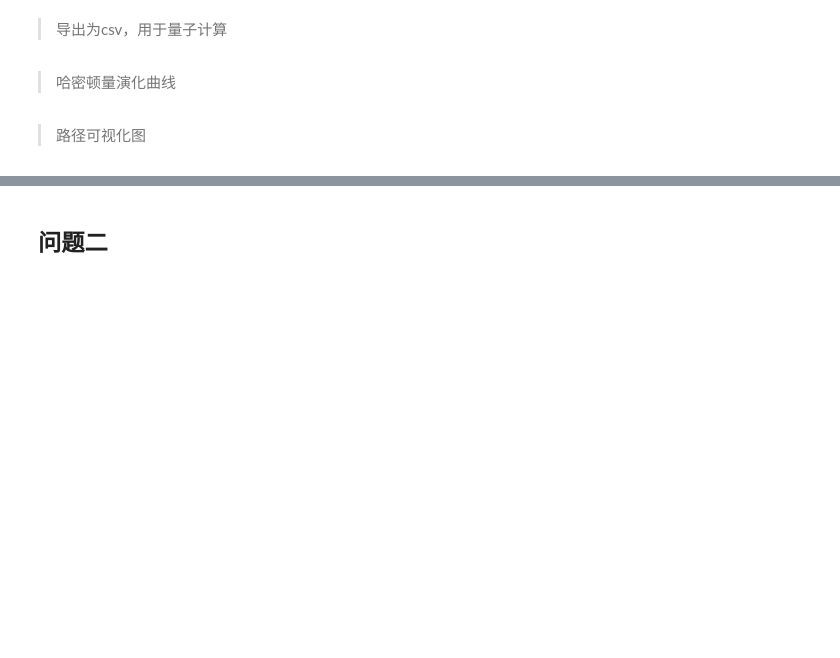
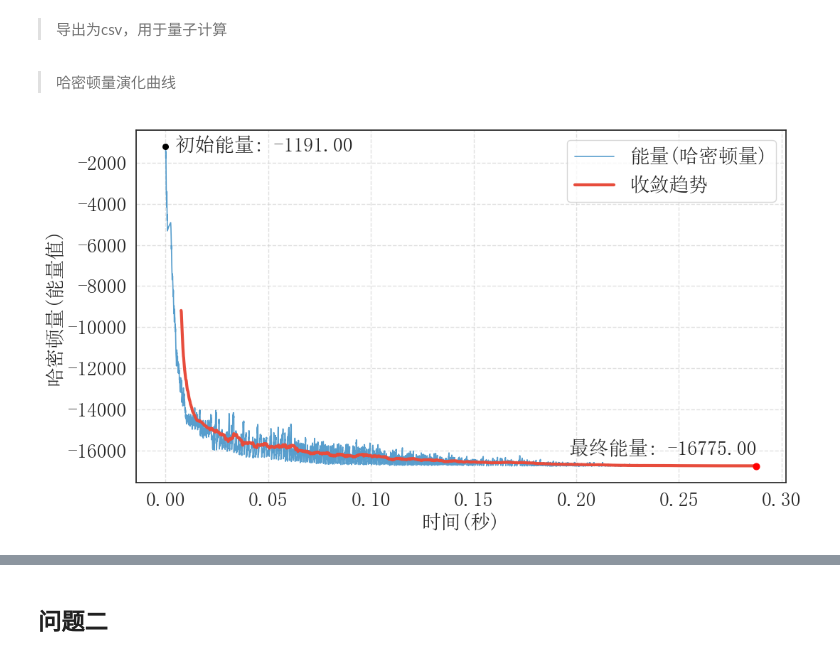
Before and after one commit to Flyhwjf/mathma, a Jupyter notebook: 1.ipynb, the cells around one changed output, grey strips where cells are left out. Drawn from its saved outputs; the diff is of its cells as text; code cells hidden in the pictures; blank space fills up the shorter version.

```diff
--- a/1.ipynb
+++ b/1.ipynb
@@ -57,13 +66,16 @@ qubo_model.add_constraint((x.sum(axis=1) - 1) ** 2 == 0, "node_cons", penalty=pe
 qubo_model.add_constraint(kw.core.quicksum([is_edge_used(x, u, v) for u, v in no_edges]),
     "connect_cons", penalty=penalty)
 # %%
-# 运行模拟退火算法求解QUBO模型
-solver = kw.solver.SimpleSolver(kw.classical.SimulatedAnnealingOptimizer(initial_temperature=100,
+worker = kw.classical.SimulatedAnnealingOptimizer(initial_temperature=100,
                                                                          alpha=0.99,
                                                                          cutoff_temperature=0.001,
                                                                          iterations_per_t=100,
-                                                                         size_limit=100))
+                                                                         size_limit=100,
+                                                                         flag_evolution_history=True,
+                                                                         rand_seed=42)
 
+# 运行模拟退火算法求解QUBO模型
+solver = kw.solver.SimpleSolver(worker)
 sol_dict, qubo_val = solver.solve_qubo(qubo_model)
 # %%
 # 检查约束是否满足
@@ -71,6 +83,8 @@ unsatisfied_count, res_dict = qubo_model.verify_constraint(sol_dict)
 
 # 计算时间成本
 path_val = kw.core.get_val(qubo_model.objective, sol_dict)
+# 获取历史哈密顿值
+hamilton_val = worker.get_ha_history()
 
 if unsatisfied_count == 0:
     # 获取矩阵值
@@ -102,5 +114,52 @@ qubo_mat = qubo_model.get_matrix()
 pd.DataFrame(qubo_mat).to_csv("tsp1.csv", index=False, header=False)
 # %% [markdown]
 > 哈密顿量演化曲线
-# %% [markdown]
-> 路径可视化图
+# %%
+def plot_real_hamiltonian_evolution(hamilton_dict):
+    """
+    根据hamilton_val字典绘制演化曲线
+    hamilton_dict: {时间(秒): 哈密顿量}
+    """
+    if not hamilton_dict:
+        print("Error: hamilton_val变量为空")
+        return
+
+    # 提取并按时间排序
+    sorted_times = sorted(hamilton_dict.keys())
+    energies = [hamilton_dict[t] for t in sorted_times]
+
+    # 创建画布
+    plt.figure(figsize=(11, 6))
+
+    # 绘制主曲线, 使用实线表示能量变化，由于量子/退火采样点可能很多，线条加细
+    plt.plot(sorted_times, energies, color='#2E86C1', linewidth=1.2, alpha=0.8, label='能量(哈密顿量)')
+
+    # 绘制平滑趋势线, 使用移动平均
+    if len(energies) > 20:
+        window = len(energies) // 50
+        smooth_energies = np.convolve(energies, np.ones(window)/window, mode='valid')
+        plt.plot(sorted_times[window-1:], smooth_energies, color='#E74C3C', linewidth=3, label='收敛趋势')
+
+    # 标注起点和终点
+    plt.scatter(sorted_times[0], energies[0], color='black', s=30, zorder=5)
+    plt.text(sorted_times[0], energies[0]-400, f' 初始能量: {energies[0]:.2f}', va='bottom', fontsize=20)
+
+    plt.scatter(sorted_times[-1], energies[-1], color='red', s=40, zorder=5)
+    plt.text(sorted_times[-1], energies[-1]+1300, f' 最终能量: {energies[-1]:.2f}', va='top', ha='right', fontweight='bold', fontsize=20)
+
+    # 修饰细节
+    # plt.title('哈密顿量时间演化历史', fontsize=15, pad=20)
+    plt.xlabel('时间(秒)', fontsize=20)
+    plt.ylabel('哈密顿量(能量值)', fontsize=20)
+    plt.grid(True, linestyle='--', alpha=0.6)
+    plt.xticks(fontsize=20)
+    plt.yticks(fontsize=20)
+    plt.legend(fontsize=20)
+
+    # 优化边距
+    plt.tight_layout()
+    plt.show()
+
+plot_real_hamiltonian_evolution(hamilton_val)
+# %% [output]
+[figure, added]
```
Also changed, not shown: parts of 5 cells of this notebook, 3 other files.
